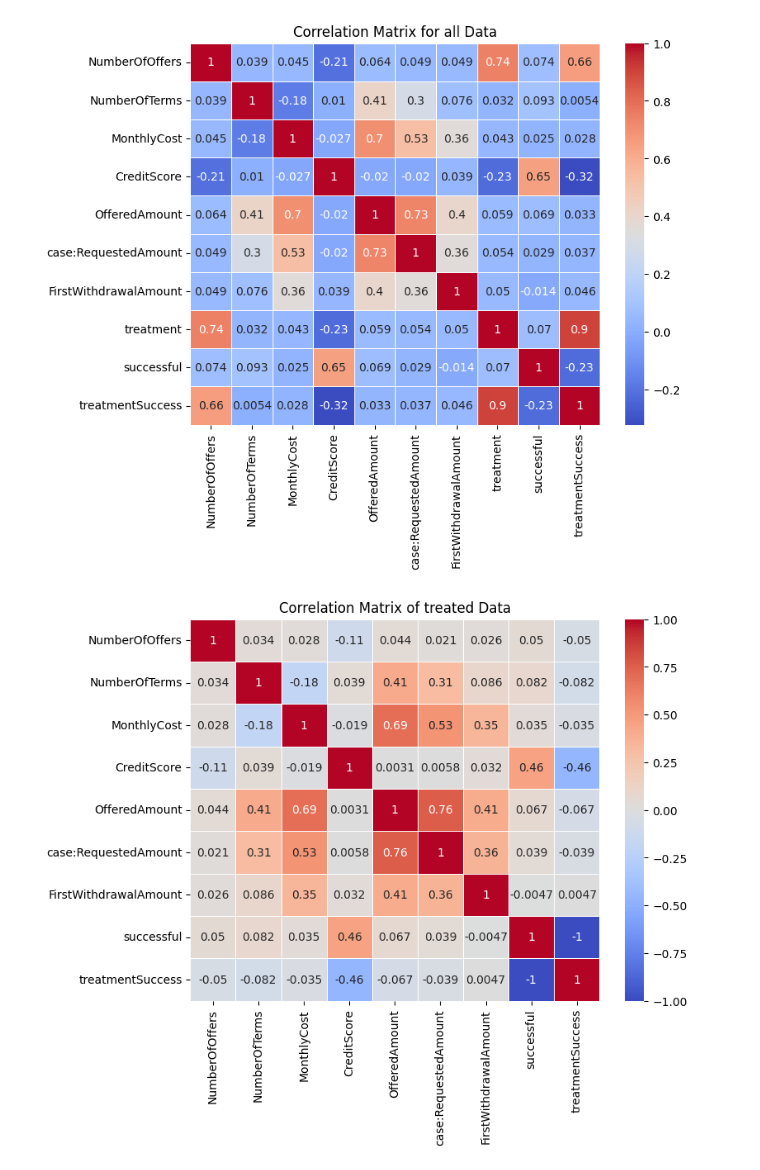
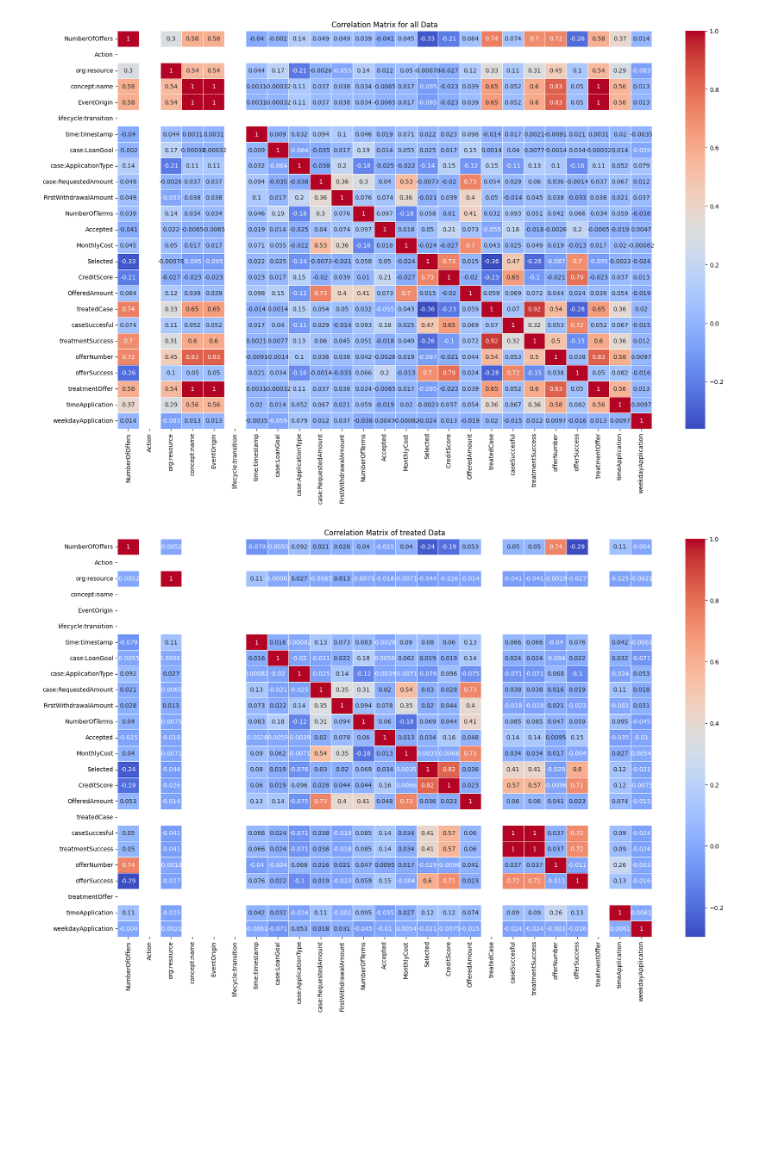
Before and after one commit to Mals77/master-thesis, a Jupyter notebook: dataset-analysis.ipynb, the cells around one changed output. Saved outputs shown, nothing was run; the diff lists cells and outputs as text; code cells hidden in the pictures; blank space fills up the shorter version.

```diff
--- a/dataset-analysis.ipynb
+++ b/dataset-analysis.ipynb
@@ -25,4 +29,9 @@ Index(['case:concept:name', 'NumberOfOffers', 'Action', 'org:resource',
       dtype='object')
-# %%
-df['treatment'] = df['treatment'].replace({'treated': 1, 'notTreated': 0})
-df['treatmentSuccess'] = df['treatmentSuccess'].replace({'Yes':1, 'No': 2})
+# %%
+non_numeric_columns = list(df.select_dtypes(exclude=[np.number]).columns)
+
+for col in non_numeric_columns:
+    df[col] = LabelEncoder().fit_transform(df[col])
+
+df_float = df.astype('float32')
+df_float.head(5)
@@ -29,28 +46,27 @@ df['treatmentSuccess'] = df['treatmentSuccess'].replace({'Yes':1, 'No': 2})
 # %%
-all_offers = df.drop_duplicates(subset='OfferID', keep='first')
-all_offer_columns = all_offers[['NumberOfOffers', 'NumberOfTerms', 'MonthlyCost', 'CreditScore', 'OfferedAmount', 'case:RequestedAmount', 'FirstWithdrawalAmount','treatment', 'successful', 'treatmentSuccess']]
+all_offers = df_float.drop_duplicates(subset='OfferID', keep='first')
+all_offer_columns = all_offers.drop(columns=['EventID', 'OfferID', 'case:concept:name'])
 # %%
-treated_cases = df[df['treatment'] == 1]
-treated_offers = treated_cases.drop_duplicates(subset='OfferID', keep='first')
-treated_offer_columns = treated_offers[['NumberOfOffers', 'NumberOfTerms', 'MonthlyCost', 'CreditScore', 'OfferedAmount', 'case:RequestedAmount', 'FirstWithdrawalAmount', 'successful', 'treatmentSuccess']]
+treated_offers = all_offer_columns[all_offer_columns['treatmentOffer'] == 1]
+#treated_offer_columns = treated_offers[['NumberOfOffers', 'NumberOfTerms', 'MonthlyCost', 'CreditScore', 'OfferedAmount', 'case:RequestedAmount', 'FirstWithdrawalAmount', 'successful', 'treatmentSuccess']]
 # %%
 import seaborn as sns
 import matplotlib.pyplot as plt
 
 correlation_matrix_all = all_offer_columns.corr()
-plt.figure(figsize=(8, 6))
+plt.figure(figsize=(20, 12))
 sns.heatmap(correlation_matrix_all, annot=True, cmap="coolwarm", linewidths=.5)
 plt.title("Correlation Matrix for all Data")
 plt.show()
 
-correlation_matrix_treated = treated_offer_columns.corr()
-plt.figure(figsize=(8, 6))
+correlation_matrix_treated = treated_offers.corr()
+plt.figure(figsize=(20, 12))
 sns.heatmap(correlation_matrix_treated, annot=True, cmap="coolwarm", linewidths=.5)
 plt.title("Correlation Matrix of treated Data")
 plt.show()
 # %% [output]
-[figure, old version]
+[figure, new version]
-[figure, old version]
+[figure, new version]
 # %%
 total_cases = df['case:concept:name'].nunique()
 
```
Also changed, not shown: parts of 4 cells of this notebook, 11 other files.
